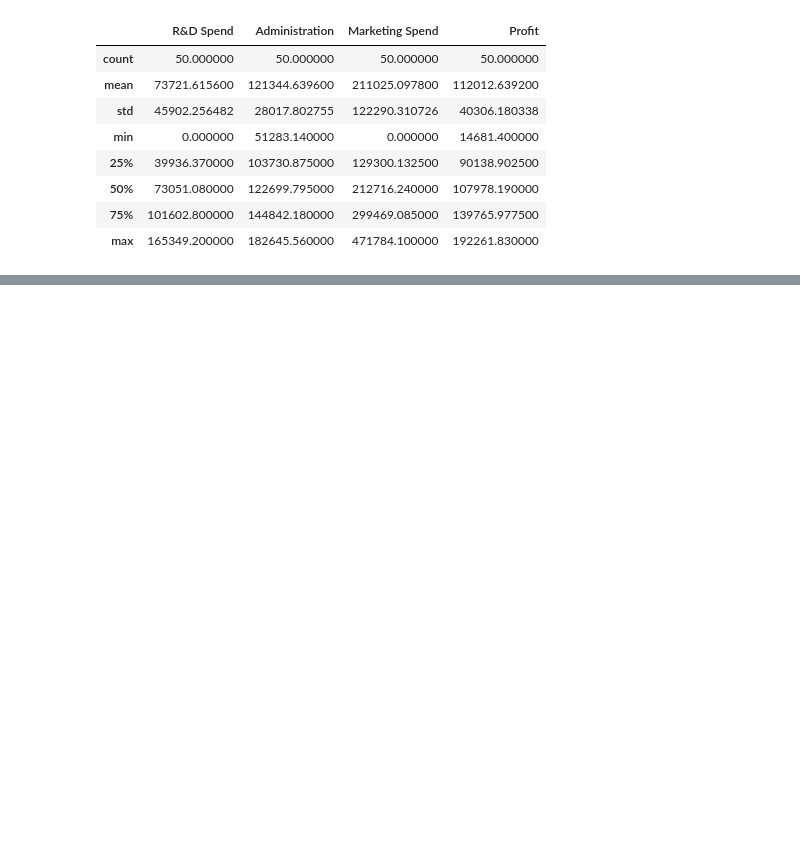
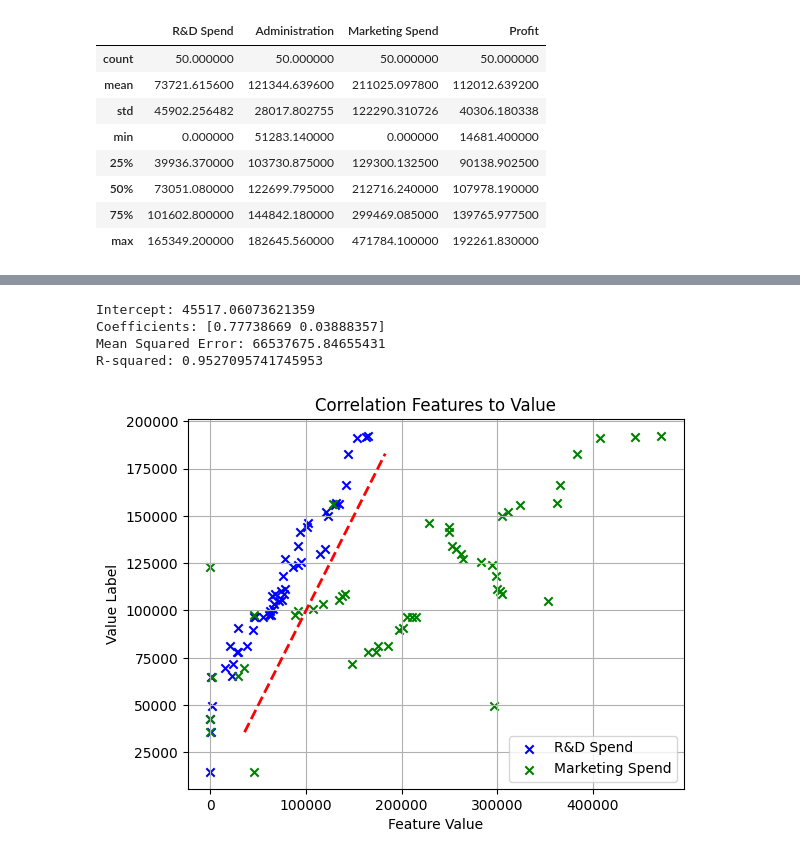
Before and after one commit to JPIPPEN89/Multiple_LinReg, a Jupyter notebook: Multiple_LinearReg.ipynb, the cells around one changed output, grey strips where cells are left out. Saved outputs shown, nothing was run; the diff lists cells and outputs as text; code cells hidden in the pictures; blank space fills up the shorter version.

```diff
--- a/Multiple_LinearReg.ipynb
+++ b/Multiple_LinearReg.ipynb
@@ -86,0 +108,29 @@ corr.describe()
+# %%
+from sklearn.metrics import mean_squared_error, r2_score
+
+mse = mean_squared_error(y_test, y_pred)
+r2 = r2_score(y_test, y_pred)
+
+print("Intercept:", model.intercept_)
+print("Coefficients:", model.coef_)
+print("Mean Squared Error:", mse)
+print("R-squared:", r2)
+# %% [output]
+Intercept: 45517.06073621359
+Coefficients: [0.77738669 0.03888357]
+Mean Squared Error: 66537675.84655431
+R-squared: 0.9527095741745953
+# %%
+plt.scatter(corr['R&D Spend'], y, marker='x', color='blue', label='R&D Spend')
+plt.scatter(corr['Marketing Spend'], y, marker='x', color='green', label='Marketing Spend')
+plt.plot([y_test.min(), y_test.max()], [y_test.min(), y_test.max()], 'r--', linewidth=2)
+
+plt.xlabel("Feature Value")
+plt.ylabel("Value Label")
+plt.title("Correlation Features to Value")
+
+plt.legend()
+plt.grid()
+plt.show()
+# %% [output]
+[figure, added]
```
Also changed, not shown: parts of 5 cells of this notebook.
